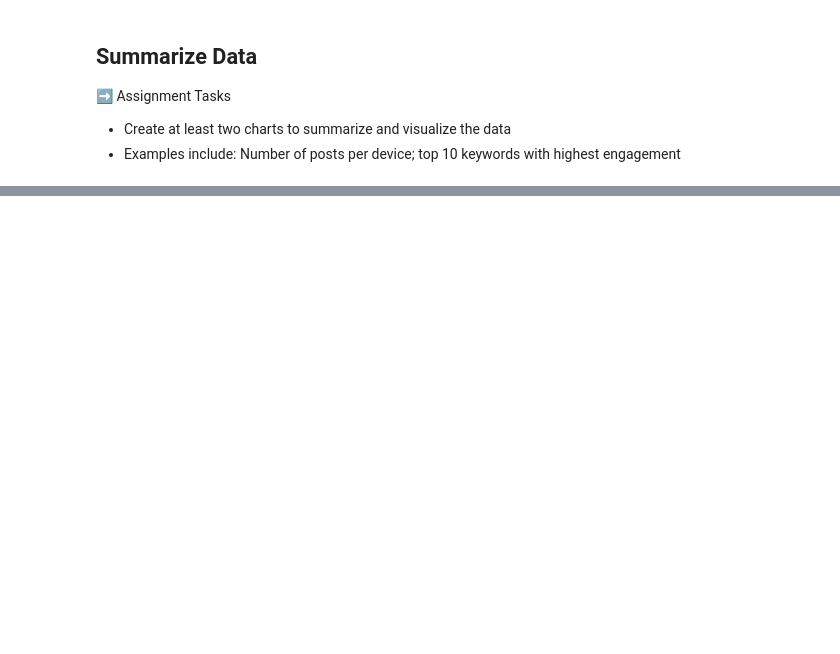
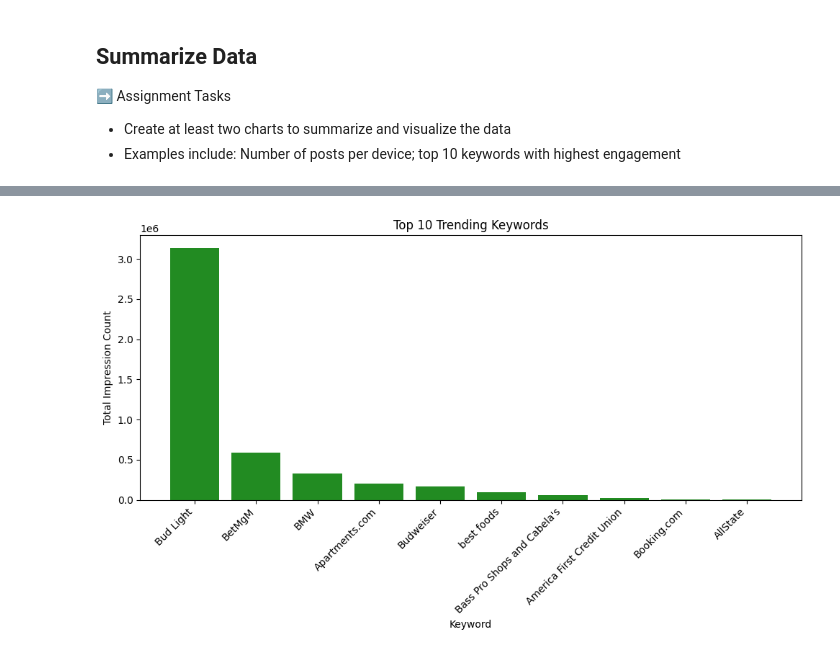
Before and after one commit to matiasarmesto/businessanalytics, a Jupyter notebook: Labs/Scripts/lab_04_social_media_eda.ipynb, the cells around one changed output, grey strips where cells are left out. Drawn from its saved outputs; the diff is of its cells as text; code cells hidden in the pictures; blank space fills up the shorter version.

```diff
--- a/Labs/Scripts/lab_04_social_media_eda.ipynb
+++ b/Labs/Scripts/lab_04_social_media_eda.ipynb
@@ -45,0 +136,21 @@ import pandas as pd
+# %%
+#let's see what keywords were trending
+keyword_impressions = df_clean.groupby('keyword')['public_metrics.impression_count'].sum().reset_index()
+
+#sorting by impression count in descending order
+keyword_impressions = keyword_impressions.sort_values(by=['public_metrics.impression_count'], ascending=False)
+
+#selecting the top 10 keywords
+top_keywords = keyword_impressions.head(10)
+
+#barchart
+plt.figure(figsize=(10, 6))  # Adjust figure size if needed
+plt.bar(top_keywords['keyword'], top_keywords['public_metrics.impression_count'], color = 'forestgreen')
+plt.xlabel('Keyword')
+plt.ylabel('Total Impression Count')
+plt.title('Top 10 Trending Keywords')
+plt.xticks(rotation=45, ha='right')  # Rotate x-axis labels for readability
+plt.tight_layout()  # Adjust layout to prevent labels from overlapping
+plt.show()
+# %% [output]
+[figure, added]
```
Also changed, not shown: parts of 9 cells of this notebook.
